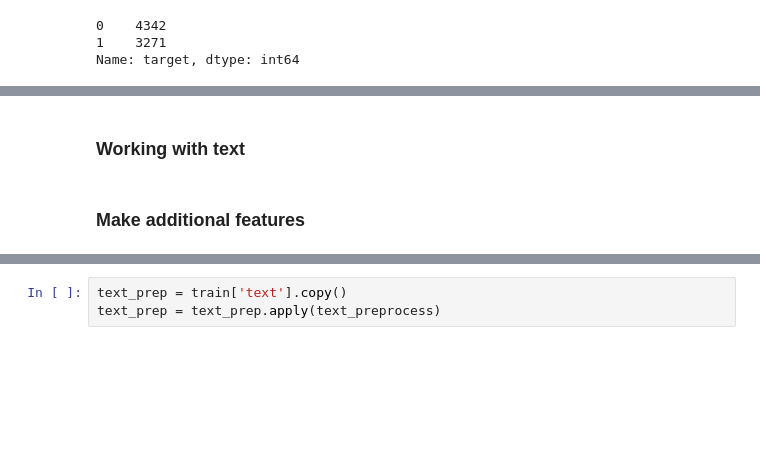
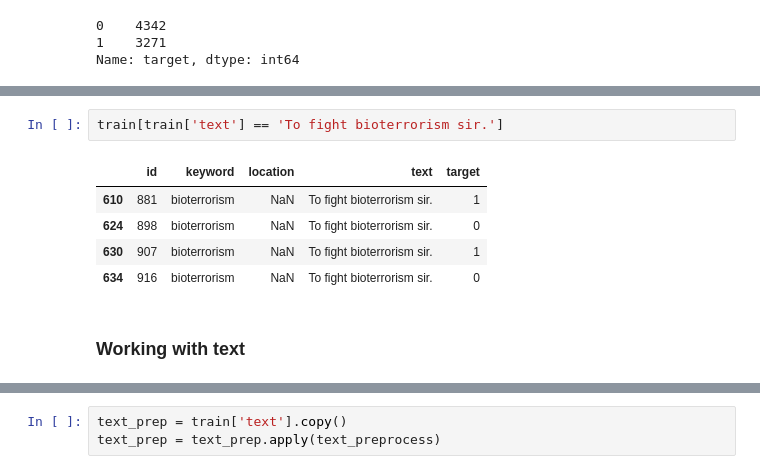
Before and after one commit to EvgeniiMaslov/python-playground, a Jupyter notebook: kaggle/disaster_tweets.ipynb, the cells around one changed output, grey strips where cells are left out. Cells and saved outputs as stored; diff of their text form; blank space fills up the shorter version.

```diff
--- a/kaggle/disaster_tweets.ipynb
+++ b/kaggle/disaster_tweets.ipynb
@@ -122,4 +207,10 @@ g.map(sns.histplot, 'tweet_len')
+# %%
+train[train['text'] == 'To fight bioterrorism sir.']
+# %% [output]
+|  | id | keyword | location | text | target |
+| 610 | 881 | bioterrorism | NaN | To fight bioterrorism sir. | 1 |
+| 624 | 898 | bioterrorism | NaN | To fight bioterrorism sir. | 0 |
+| 630 | 907 | bioterrorism | NaN | To fight bioterrorism sir. | 1 |
+| 634 | 916 | bioterrorism | NaN | To fight bioterrorism sir. | 0 |
 # %% [markdown]
 ### Working with text
-# %% [markdown]
-### Make additional features
```
Also changed, not shown: parts of 26 cells of this notebook, 1 other file.
